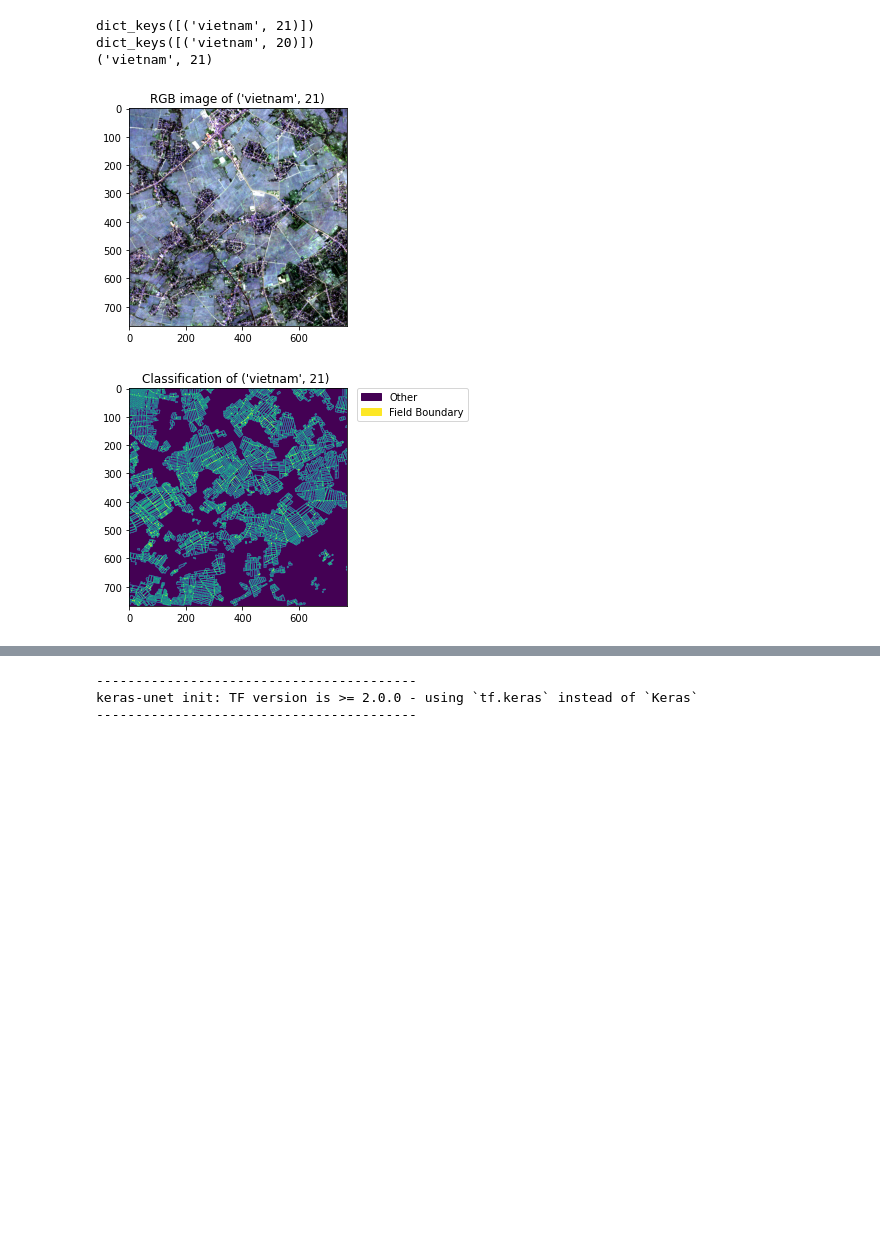
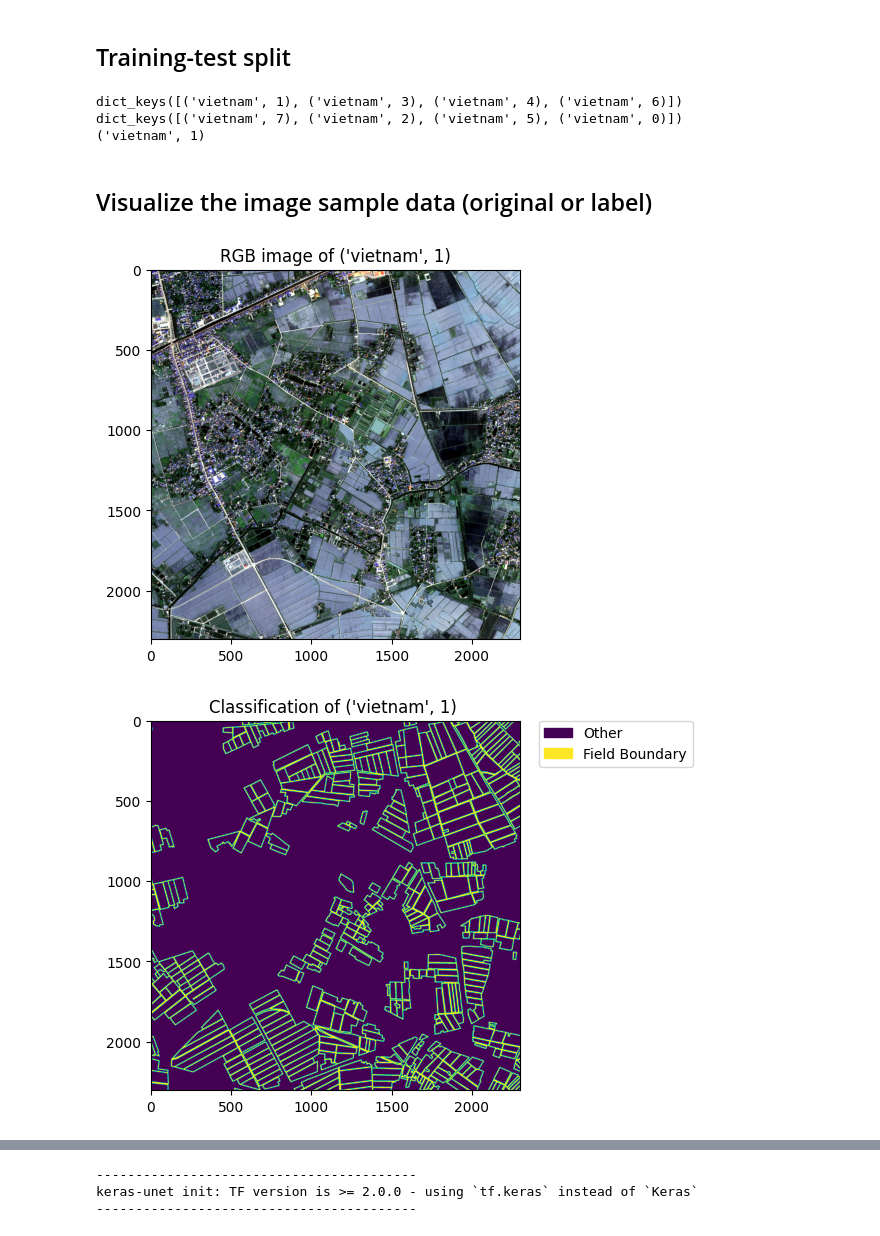
Before and after one commit to XinyanFan-hub/field-boundary-delineation, a Jupyter notebook: network-training.ipynb, the cells around one changed output, grey strips where cells are left out. Cells and saved outputs as stored; diff of their text form; code cells hidden in the pictures; blank space fills up the shorter version.

```diff
--- a/network-training.ipynb
+++ b/network-training.ipynb
@@ -249,3 +233,5 @@ Performed normalization of vietnam_21
+# %% [markdown]
+## Training-test split
 # %%
 # ################################################################
 # Split input data into training & test set
@@ -268,14 +254,13 @@ import random
 
 # Constants to sample test & training set
 SEED = 34
-RELATIVE_TRAINING_SIZE = 0.9
-# RELATIVE_TRAINING_SIZE = 1
+RELATIVE_TRAINING_SIZE = 0.5
 
 def calculate_k(n):
     """Splitting the input data into training & test requires a variable called
     'k'. 'k' defines the size of the subset of a variable.
 
-    :param n: Size of which k has to be calculated from
+    :param n: number of images
     :return: k
     """
     k = RELATIVE_TRAINING_SIZE * n
@@ -299,15 +284,16 @@ y_train_dict = { k : labels[k] for k in keys_train }
 x_test_dict = { k : images[k] for k in keys_test }
 y_test_dict = { k : labels[k] for k in keys_test }
 
-
 # Print key set of each set
 print(x_train_dict.keys())
 print(x_test_dict.keys())
 print(list(x_train_dict.keys())[0])
 # %% [output]
-dict_keys([('vietnam', 21)])
-dict_keys([('vietnam', 20)])
-('vietnam', 21)
+dict_keys([('vietnam', 1), ('vietnam', 3), ('vietnam', 4), ('vietnam', 6)])
+dict_keys([('vietnam', 7), ('vietnam', 2), ('vietnam', 5), ('vietnam', 0)])
+('vietnam', 1)
+# %% [markdown]
+## Visualize the image sample data (original or label)
 # %%
 # ################################################################
 # Visualize some sample input data
@@ -327,7 +313,6 @@ def visualize_labels(arr, title, legend_labels):
     :param label: Labels to use in the legend
     """
     fig = pyplot.figure()
-
     a = fig.add_subplot(1, 1, 1)
     a.set_title(title)
 
@@ -340,46 +325,35 @@ def visualize_labels(arr, title, legend_labels):
     # Generate a legend
     legend = []
     for i, v in enumerate(values):
         legend.append(patches.Patch(
             color=colors[i],
             label=legend_labels[v]
         ))
-    pyplot.legend(handles=legend, bbox_to_anchor=(1.05, 1), loc=2, borderaxespad=0. )
+    pyplot.legend(handles=legend, bbox_to_anchor=(1.05, 1), loc=2, borderaxespad=0.)
 
 
 def visualize_data(arr, title):
     """Visualize the satellite image data.
 
     :param arr: Input image (4 bands, the first 3 will be printed)
     :param title: Title of the plot
     """
-    # Switching bands:
-    #     blue green red
-    #     red  green blue
-
     data = arr[:, :, 0:-1]
-    red = data[:, :, 0].copy()
-    # data[:, :, 0] = data[:, :, 2]
-    # data[:, :, 2] = red
-    data[:, :, 0] = red
-
-    # Should be already the case if normalization is included
     data = data.astype(np.float32)
 
     # perform stretching for better visualization
     for i in range(data.shape[2]):
         p2, p98 = np.percentile(data[:, :, i], (2, 98))
-        data[:, :, i] = exposure.rescale_intensity(data[:, :, i],
-                                                      in_range=(p2, p98))
+        data[:, :, i] = exposure.rescale_intensity(data[:, :, i], in_range = (p2, p98))
     fig = pyplot.figure()
-    a=fig.add_subplot(1,1,1)
+    a = fig.add_subplot(1,1,1)
     a.set_title(title)
     pyplot.imshow(data)
 
 
 key = list(x_train_dict.keys())[0]
 visualize_data(images[key], f"RGB image of {key}")
 visualize_labels(labels[key], f"Classification of {key} ", LEGEND)
 # %% [output]
-[figure, old version]
+[figure, new version]
-[figure, old version]
+[figure, new version]
```
Also changed, not shown: parts of 24 cells of this notebook, 2 other files.
